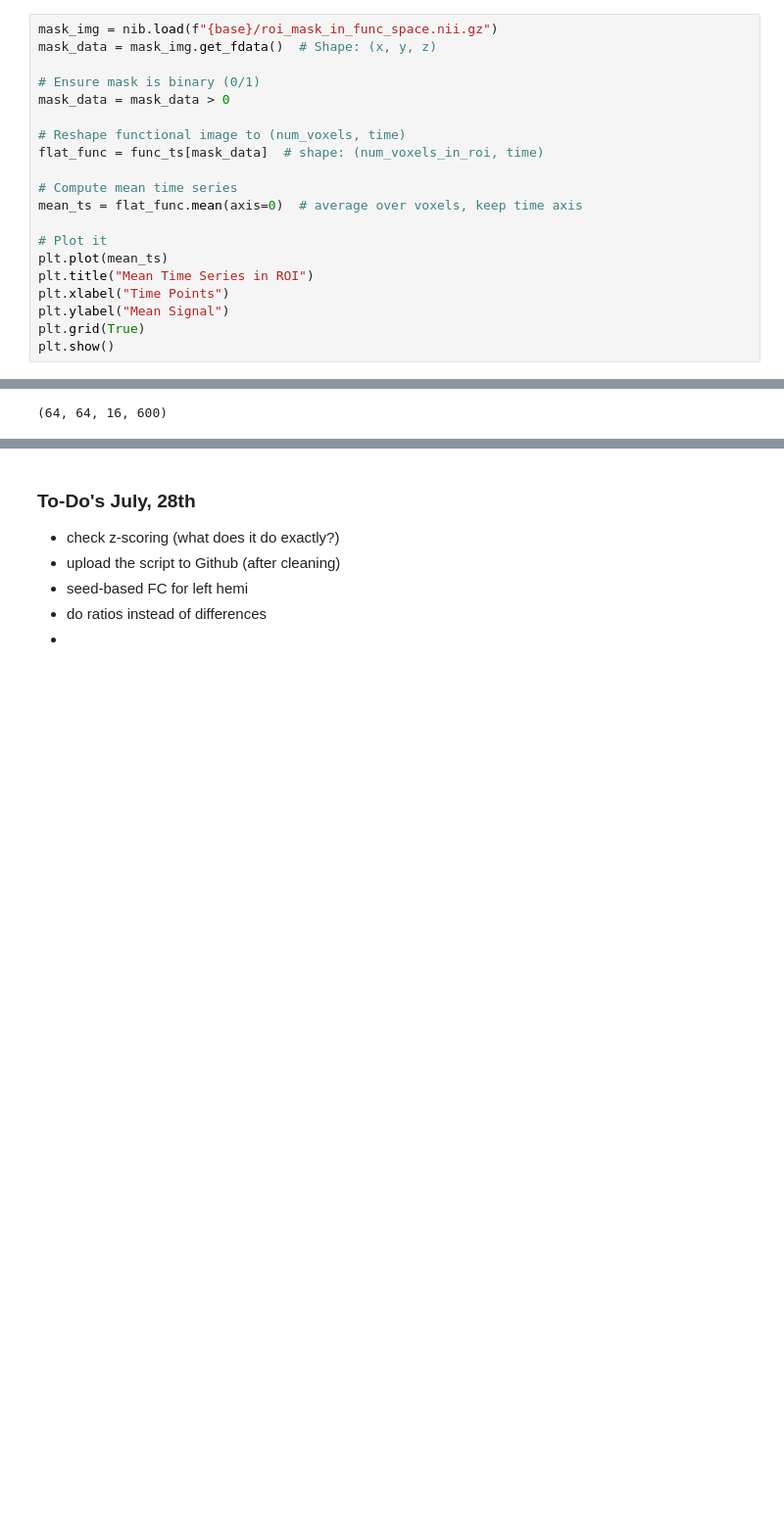
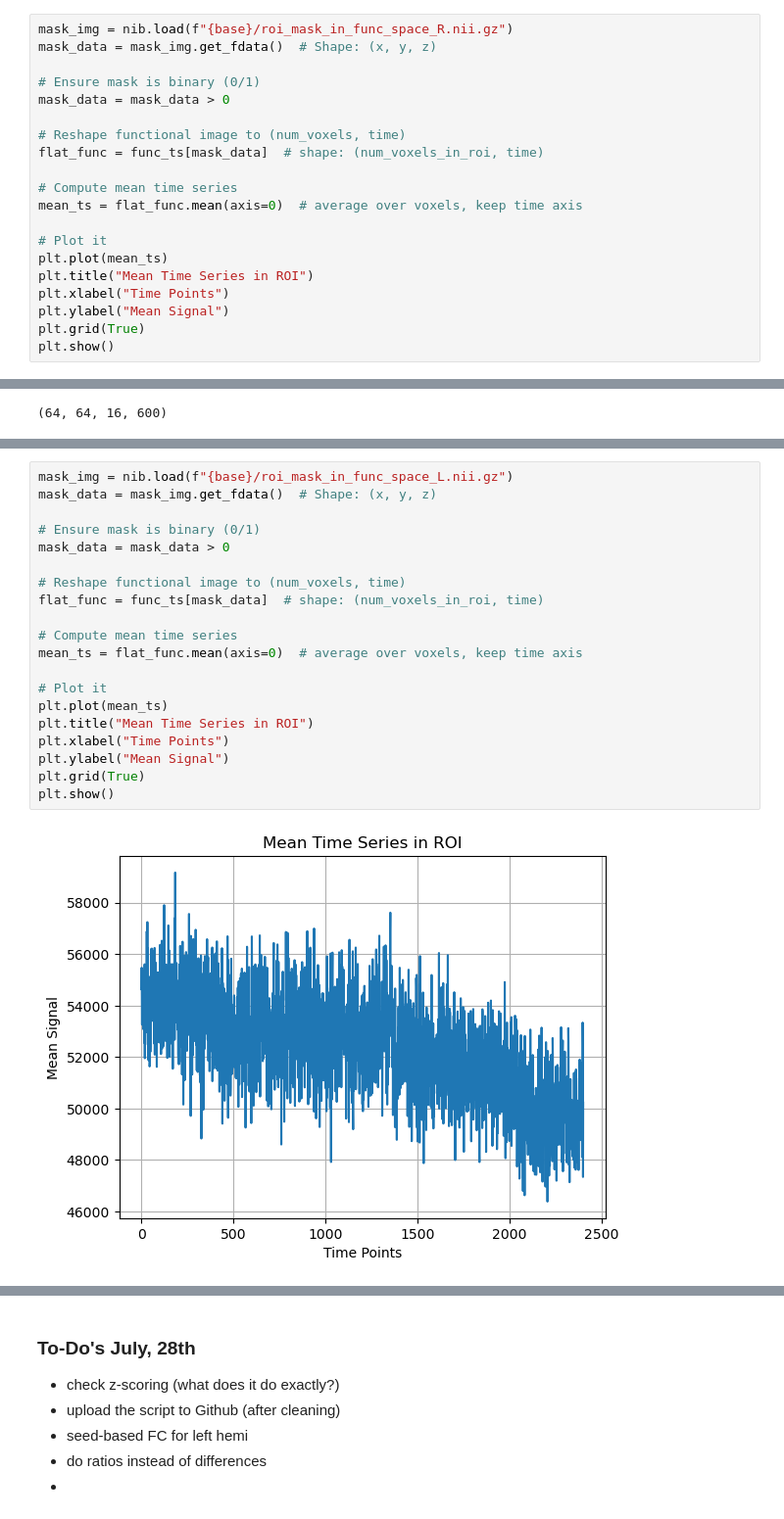
Before and after one commit to njainmpi/amplify, a Jupyter notebook: seed_fc.ipynb, the cells around one changed output, grey strips where cells are left out. Shown: that part at 98% size. Cells and saved outputs as stored; diff of their text form; blank space fills up the shorter version.

```diff
--- a/seed_fc.ipynb
+++ b/seed_fc.ipynb
@@ -88,5 +88,5 @@ sitk.WriteImage(resampled_mask, f"{base}/roi_mask_in_func_space_150.nii.gz")
 # %%
-mask_img = nib.load(f"{base}/roi_mask_in_func_space.nii.gz")
+mask_img = nib.load(f"{base}/roi_mask_in_func_space_R.nii.gz")
 mask_data = mask_img.get_fdata()  # Shape: (x, y, z)
 
 # Ensure mask is binary (0/1)
@@ -241,0 +254,22 @@ z_img.to_filename(f"{base}/seed_fc_z_map_diff_1.nii.gz")
+# %%
+mask_img = nib.load(f"{base}/roi_mask_in_func_space_L.nii.gz")
+mask_data = mask_img.get_fdata()  # Shape: (x, y, z)
+
+# Ensure mask is binary (0/1)
+mask_data = mask_data > 0
+
+# Reshape functional image to (num_voxels, time)
+flat_func = func_ts[mask_data]  # shape: (num_voxels_in_roi, time)
+
+# Compute mean time series
+mean_ts = flat_func.mean(axis=0)  # average over voxels, keep time axis
+
+# Plot it
+plt.plot(mean_ts)
+plt.title("Mean Time Series in ROI")
+plt.xlabel("Time Points")
+plt.ylabel("Mean Signal")
+plt.grid(True)
+plt.show()
+# %% [output]
+[figure, added]
```
Also changed, not shown: parts of 35 cells of this notebook.
